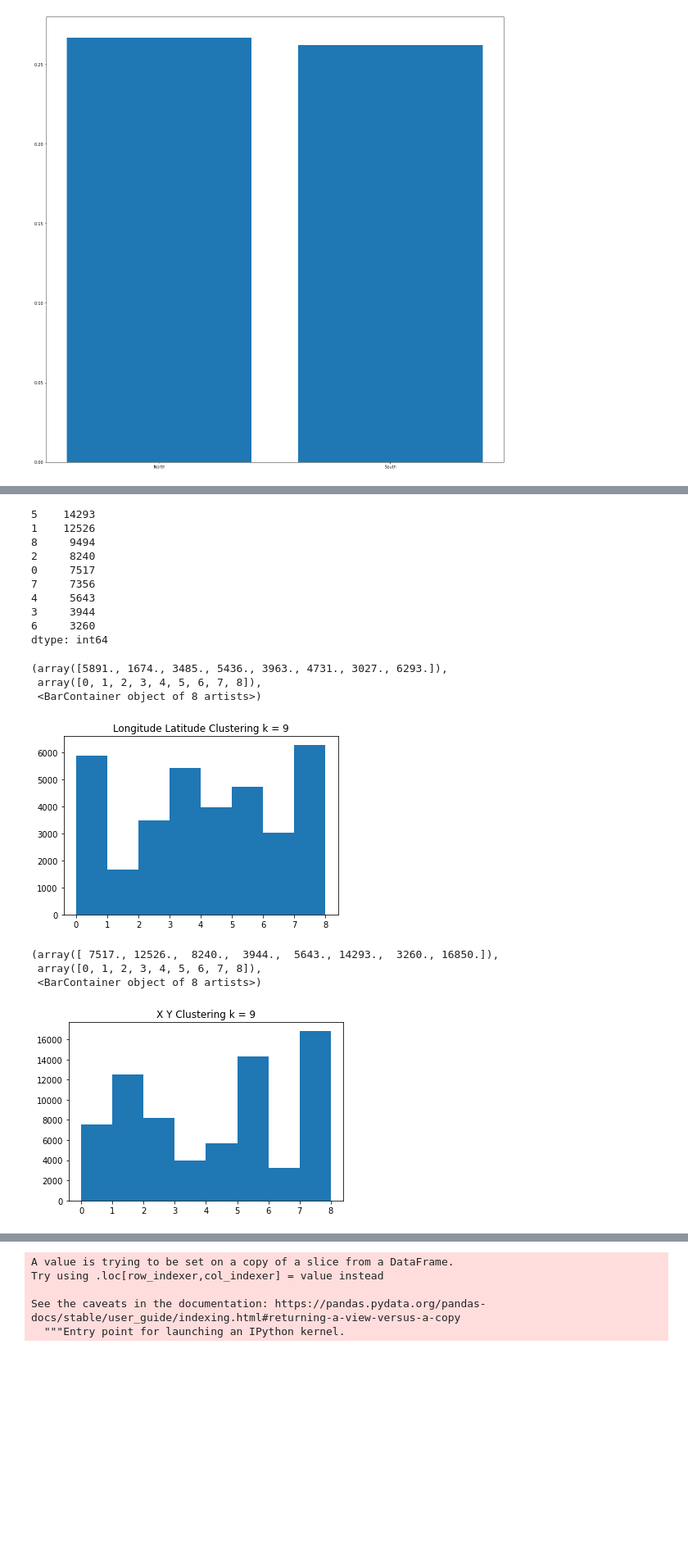
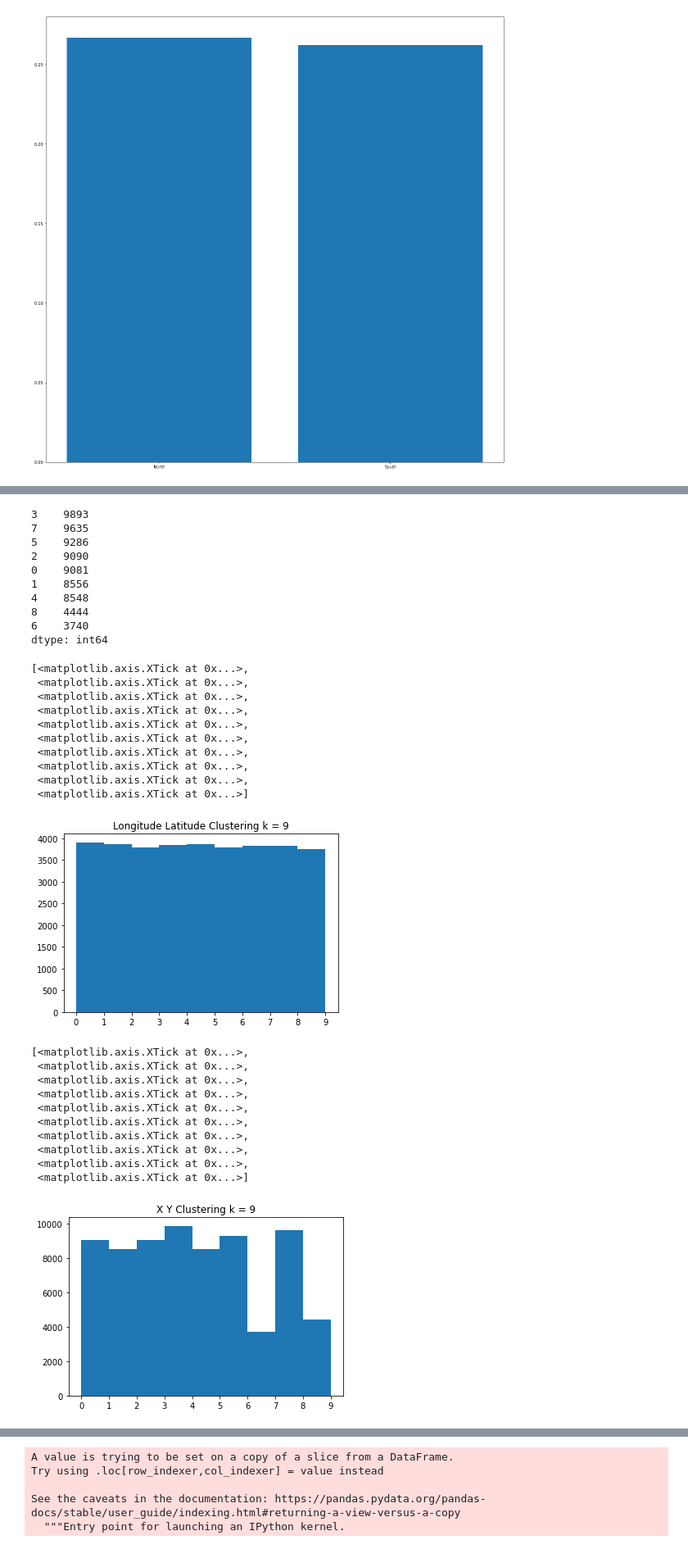
Before and after one commit to qnchenry-q/Crime_Instance_Analysis, a Jupyter notebook: moreEDA_Supervised.ipynb, the cells around one changed output, grey strips where cells are left out. Shown at 82% size. Cells and saved outputs as stored; diff of their text form; code cells hidden in the pictures; blank space fills up the shorter version.

```diff
--- a/moreEDA_Supervised.ipynb
+++ b/moreEDA_Supervised.ipynb
@@ -154,0 +76,3 @@ Austin
+# %%
+Austin['severe'] = [True if x not in thefts else False for x in Austin['primary_type']]
+Austin
@@ -154,0 +118,3 @@ Austin
+# %%
+Austin['point'] = list(zip(Austin.latitude, Austin.longitude))
+Austin
@@ -154,0 +140,3 @@ Austin
+# %%
+Austin.name = 'Austin'
+plot_distributions(Austin, categorical_columns)
@@ -375,8 +327,8 @@ ax.bar(x, height)
 
 ####Insert Austin crime lab photo
 # %%
-x_y_df = pd.DataFrame(Austin[['x_coordinate', 'y_coordinate']]).dropna()
-long_lat_df = pd.DataFrame(Austin[['longitude', 'latitude']]).dropna()
+x_y_df = pd.DataFrame(Austin[['x_coordinate', 'y_coordinate']]).dropna().reset_index()
+long_lat_df = pd.DataFrame(Austin[['longitude', 'latitude']]).dropna().reset_index()
 # %%
 # Chose to use K-Means, k = 9, for both clusters
 # Create series containing cluster_id for both DataFrames
@@ -399,32 +383,48 @@ dtype: int64
 # %%
 x_y_9c = pd.Series(x_y_cluster_series)
-x_y_9c.value_counts()
+x_y_9c.value_counts(dropna = False)
 # %% [output]
-5    14293
-1    12526
-8     9494
-2     8240
-0     7517
-7     7356
-4     5643
-3     3944
-6     3260
+3    9893
+7    9635
+5    9286
+2    9090
+0    9081
+1    8556
+4    8548
+8    4444
+6    3740
 dtype: int64
 # %%
 fig, ax = plt.subplots()
 ax.set_title('Longitude Latitude Clustering k = 9')
-ax.hist(lon_lat_9c, bins = list(range(9)))
+ax.hist(lon_lat_9c, bins = list(range(10)))
+ax.set_xticks(list(range(10)))
 # %% [output]
-(array([5891., 1674., 3485., 5436., 3963., 4731., 3027., 6293.]),
- array([0, 1, 2, 3, 4, 5, 6, 7, 8]),
- <BarContainer object of 8 artists>)
+[<matplotlib.axis.XTick at 0x...>,
+ <matplotlib.axis.XTick at 0x...>,
+ <matplotlib.axis.XTick at 0x...>,
+ <matplotlib.axis.XTick at 0x...>,
+ <matplotlib.axis.XTick at 0x...>,
+ <matplotlib.axis.XTick at 0x...>,
+ <matplotlib.axis.XTick at 0x...>,
+ <matplotlib.axis.XTick at 0x...>,
+ <matplotlib.axis.XTick at 0x...>,
+ <matplotlib.axis.XTick at 0x...>]
-[figure, old version]
+[figure, new version]
 # %%
 fig, ax = plt.subplots()
 ax.set_title('X Y Clustering k = 9')
-ax.hist(x_y_9c, bins = list(range(9)))
+ax.hist(x_y_9c, bins = list(range(10)))
+ax.set_xticks(list(range(10)))
 # %% [output]
-(array([ 7517., 12526.,  8240.,  3944.,  5643., 14293.,  3260., 16850.]),
- array([0, 1, 2, 3, 4, 5, 6, 7, 8]),
- <BarContainer object of 8 artists>)
+[<matplotlib.axis.XTick at 0x...>,
+ <matplotlib.axis.XTick at 0x...>,
+ <matplotlib.axis.XTick at 0x...>,
+ <matplotlib.axis.XTick at 0x...>,
+ <matplotlib.axis.XTick at 0x...>,
+ <matplotlib.axis.XTick at 0x...>,
+ <matplotlib.axis.XTick at 0x...>,
+ <matplotlib.axis.XTick at 0x...>,
+ <matplotlib.axis.XTick at 0x...>,
+ <matplotlib.axis.XTick at 0x...>]
-[figure, old version]
+[figure, new version]
```
Also changed, not shown: parts of 50 cells of this notebook, 2 other files.
